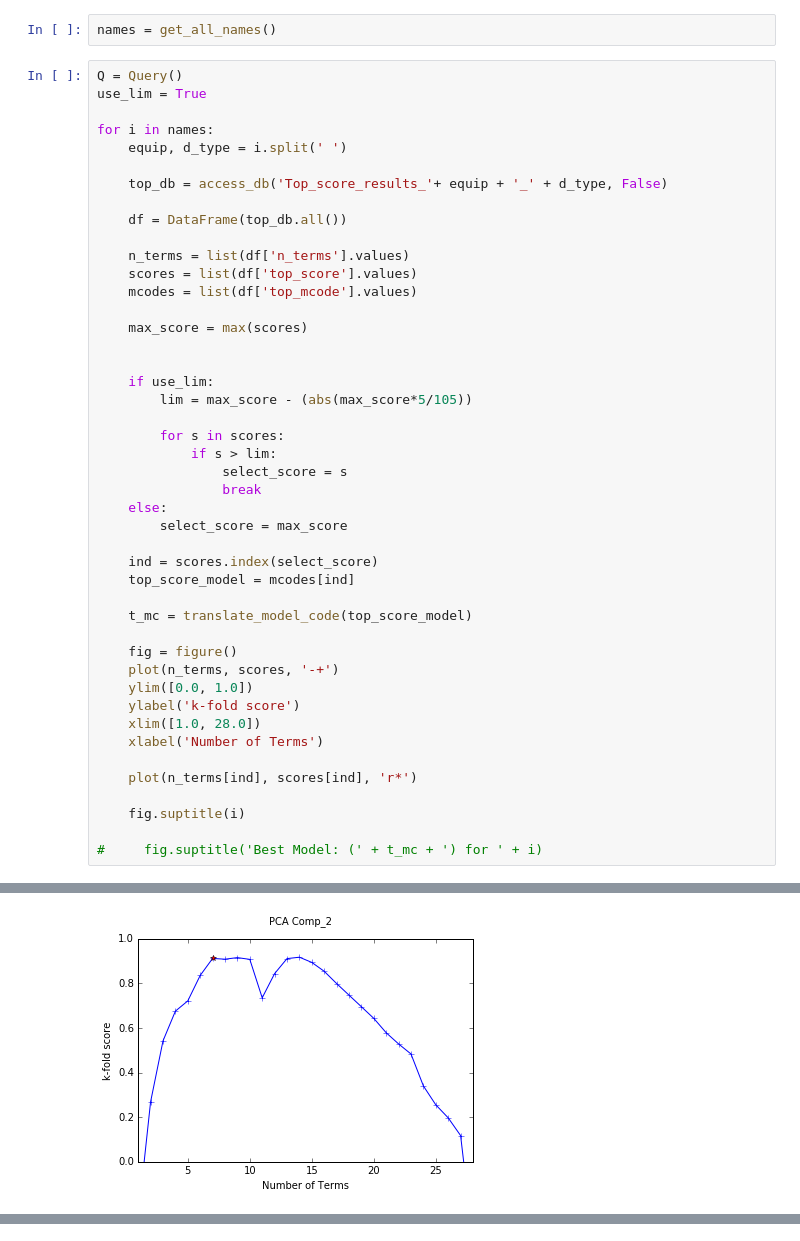
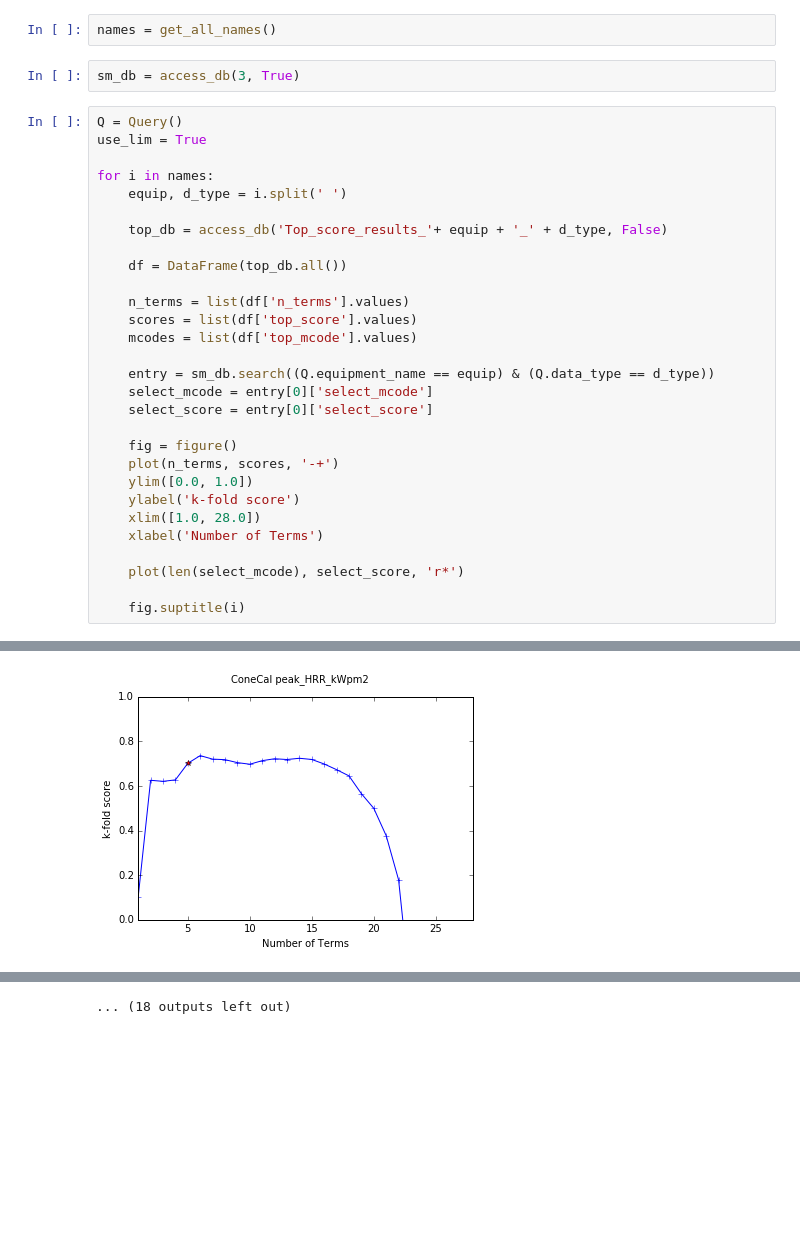
Before and after one commit to reinhardfechter/FlexPVCModel, a Jupyter notebook: Plot_top_model_scores.ipynb, the cells around one changed output, grey strips where cells are left out. Drawn from its saved outputs; the diff is of its cells as text; blank space fills up the shorter version.

```diff
--- a/Plot_top_model_scores.ipynb
+++ b/Plot_top_model_scores.ipynb
@@ -11,6 +11,8 @@ from pandas import DataFrame
 % matplotlib inline
 # %%
 names = get_all_names()
+# %%
+sm_db = access_db(3, True)
 # %%
 Q = Query()
 use_lim = True
@@ -26,23 +28,9 @@ for i in names:
     scores = list(df['top_score'].values)
     mcodes = list(df['top_mcode'].values)
 
-    max_score = max(scores)
-
-
-    if use_lim:
-        lim = max_score - (abs(max_score*5/105))
-
-        for s in scores:
-            if s > lim:
-                select_score = s
-                break
-    else:
-        select_score = max_score
-
-    ind = scores.index(select_score)
-    top_score_model = mcodes[ind]
-
-    t_mc = translate_model_code(top_score_model)
+    entry = sm_db.search((Q.equipment_name == equip) & (Q.data_type == d_type))
+    select_mcode = entry[0]['select_mcode']
+    select_score = entry[0]['select_score']
 
     fig = figure()
     plot(n_terms, scores, '-+')
@@ -51,9 +39,7 @@ for i in names:
     xlim([1.0, 28.0])
     xlabel('Number of Terms')
 
-    plot(n_terms[ind], scores[ind], 'r*')
+    plot(len(select_mcode), select_score, 'r*')
 
     fig.suptitle(i)
-
-#     fig.suptitle('Best Model: (' + t_mc + ') for ' + i)
 # %% [output]
@@ -61 +47 @@ for i in names:
-[figure, old version]
+[figure, new version]
@@ -72,0 +58 @@ for i in names:
+... (18 outputs left out)
```
Also changed, not shown: parts of 1 cell of this notebook, 3 other files.
